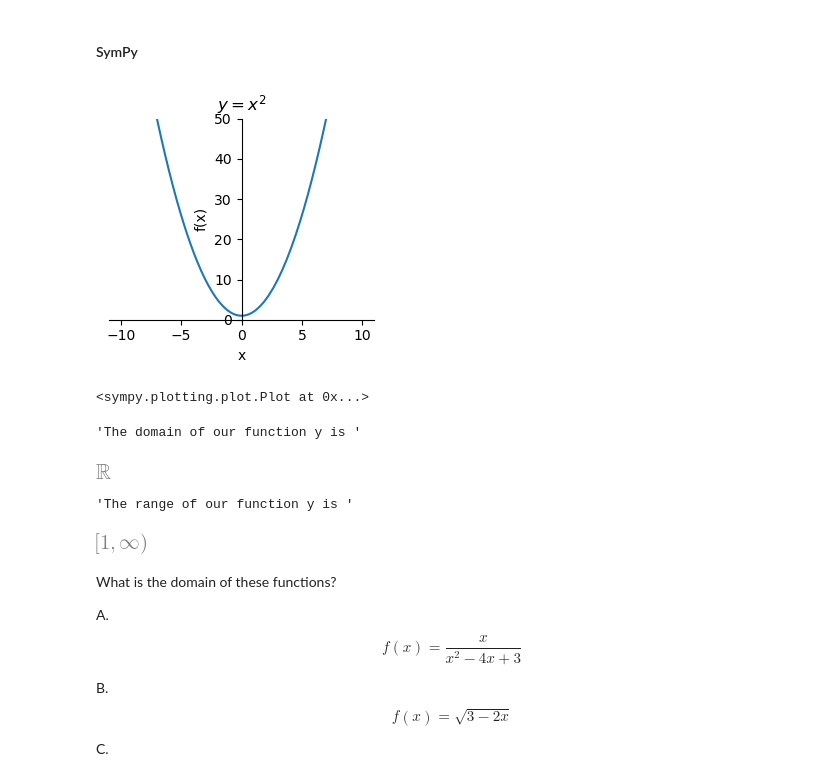
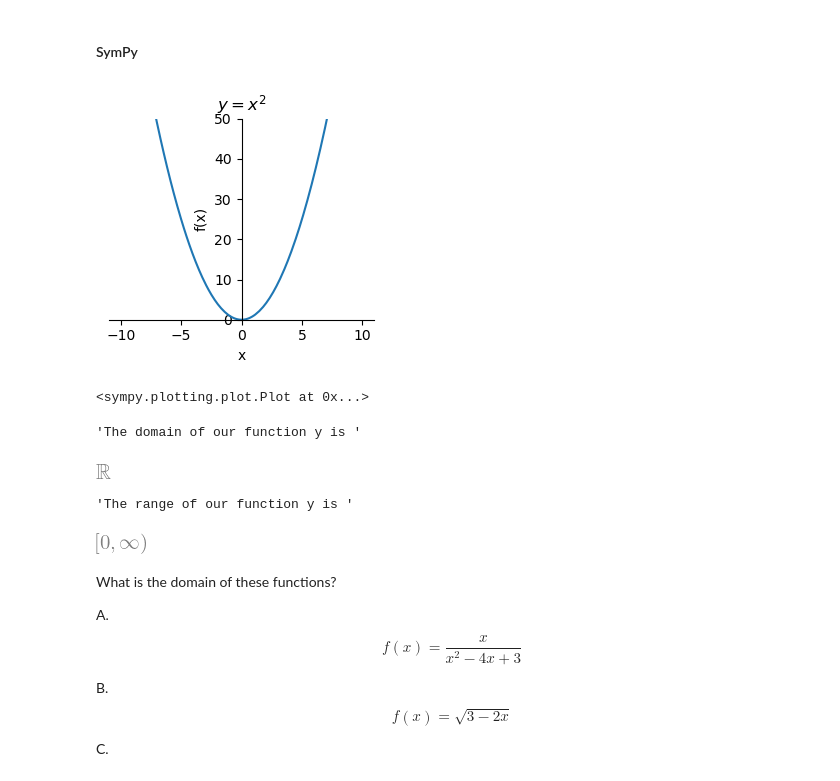
Before and after one commit to Fra0128/Symbolic-Mathematics-with-SymPy, a Jupyter notebook: 0_precalculus.ipynb, the cells around one changed output. Cells and saved outputs as stored; diff of their text form; code cells hidden in the pictures.

```diff
--- a/0_precalculus.ipynb
+++ b/0_precalculus.ipynb
@@ -29,10 +29,10 @@ In its simplest form the **domain** is all the values that go into a function, a
 # %% [markdown]
 #### SymPy
 # %%
-y = x**2 + 1
+y = x**2
 plot(y, size=(3, 3), title='$y = x^2$', ylim = (0, 50))
 # %% [output]
-[figure, old version]
+[figure, new version]
 <sympy.plotting.plot.Plot at 0x...>
 # %%
 display('The domain of our function y is ', calculus.util.continuous_domain(y, x, S.Reals))
@@ -41,7 +41,7 @@ display('The range of our function y is ', calculus.util.function_range(y, x, S.
 'The domain of our function y is '
 [figure]
 'The range of our function y is '
-[figure, old version]
+[figure, new version]
 # %% [markdown]
 What is the domain of these functions?
 
```
Also changed, not shown: parts of 5 cells of this notebook.
